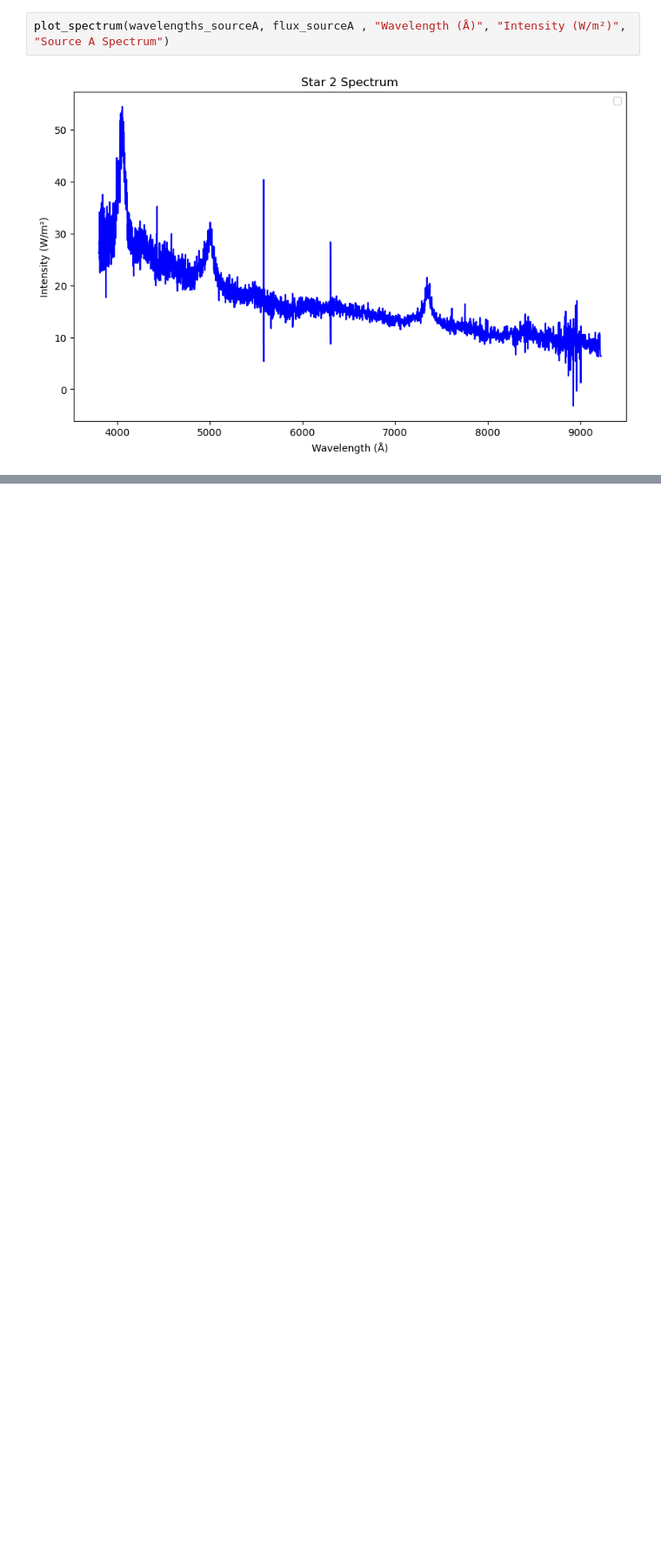
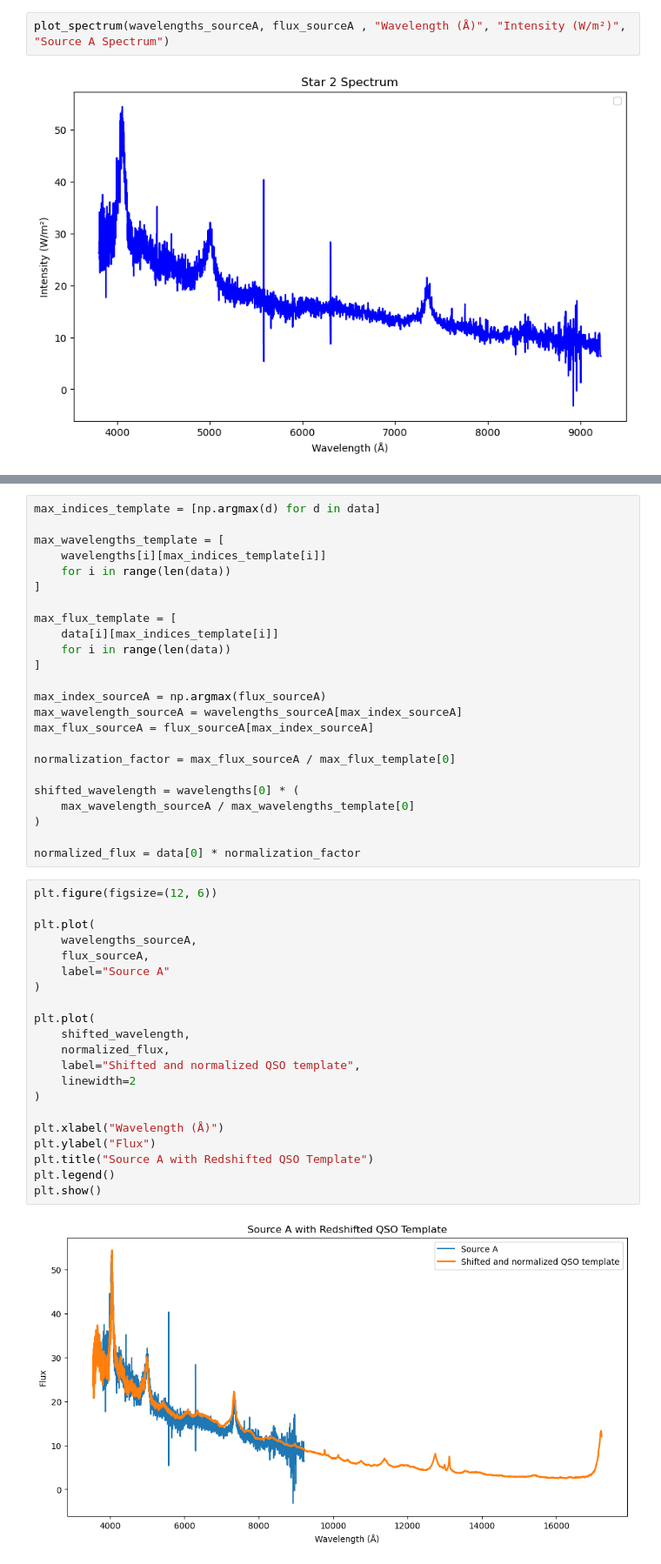
Before and after one commit to sibusiso-ma/Honours-Code-, a Jupyter notebook: Spec_tutorial_1.ipynb, the cells around one changed output, grey strips where cells are left out. Shown at 87% size. Saved outputs shown, nothing was run; the diff lists cells and outputs as text; blank space fills up the shorter version.

```diff
--- a/Spec_tutorial_1.ipynb
+++ b/Spec_tutorial_1.ipynb
@@ -646,0 +809,47 @@ plot_spectrum(wavelengths_sourceA, flux_sourceA , "Wavelength (Å)", "Intensity
+# %%
+max_indices_template = [np.argmax(d) for d in data]
+
+max_wavelengths_template = [
+    wavelengths[i][max_indices_template[i]]
+    for i in range(len(data))
+]
+
+max_flux_template = [
+    data[i][max_indices_template[i]]
+    for i in range(len(data))
+]
+
+max_index_sourceA = np.argmax(flux_sourceA)
+max_wavelength_sourceA = wavelengths_sourceA[max_index_sourceA]
+max_flux_sourceA = flux_sourceA[max_index_sourceA]
+
+normalization_factor = max_flux_sourceA / max_flux_template[0]
+
+shifted_wavelength = wavelengths[0] * (
+    max_wavelength_sourceA / max_wavelengths_template[0]
+)
+
+normalized_flux = data[0] * normalization_factor
+# %%
+plt.figure(figsize=(12, 6))
+
+plt.plot(
+    wavelengths_sourceA,
+    flux_sourceA,
+    label="Source A"
+)
+
+plt.plot(
+    shifted_wavelength,
+    normalized_flux,
+    label="Shifted and normalized QSO template",
+    linewidth=2
+)
+
+plt.xlabel("Wavelength (Å)")
+plt.ylabel("Flux")
+plt.title("Source A with Redshifted QSO Template")
+plt.legend()
+plt.show()
+# %% [output]
+[figure, added]
```
Also changed, not shown: parts of 20 cells of this notebook.
